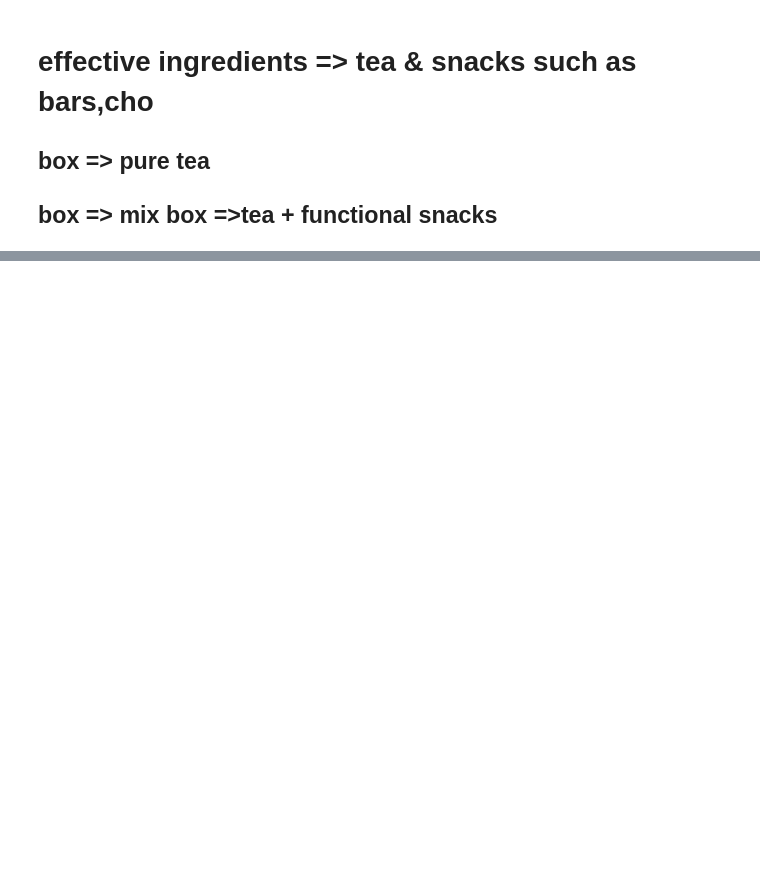
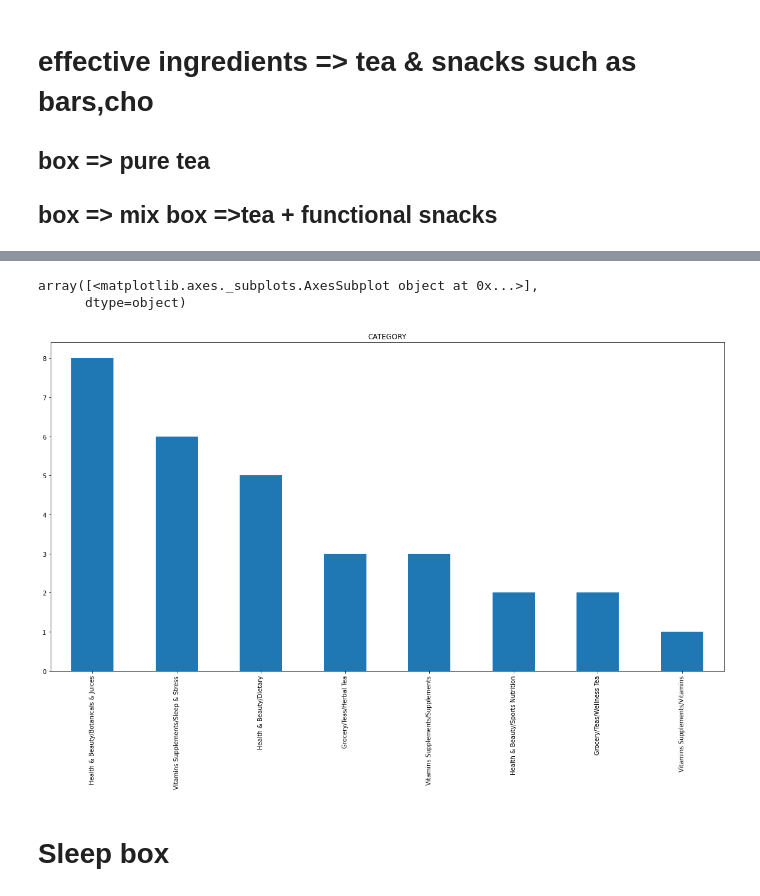
Before and after one commit to Vaneness1998/YeFeng.github.io, a Jupyter notebook: Information consulting-product analysis.ipynb, the cells around one changed output, grey strips where cells are left out. Saved outputs shown, nothing was run; the diff lists cells and outputs as text; code cells hidden in the pictures; blank space fills up the shorter version.

```diff
--- a/Information consulting-product analysis.ipynb
+++ b/Information consulting-product analysis.ipynb
@@ -24,3 +18,6 @@ products.head(1)
+# %%
+#products.head(1)
+products = products.fillna(0)
 # %%
 products.index
 # %% [output]
@@ -380,0 +374,3 @@ array([<matplotlib.axes._subplots.AxesSubplot object at 0x...>],
+# %%
+tempt = new[(new['Ashwagandha']!=0)| (new['Rhodiola / Tibetan Ginseng']!=0)]
+tempt
@@ -380,0 +396,6 @@ array([<matplotlib.axes._subplots.AxesSubplot object at 0x...>],
+# %%
+tempt['CATEGORY'].value_counts().plot.bar(subplots=True,figsize=(20,10))
+# %% [output]
+array([<matplotlib.axes._subplots.AxesSubplot object at 0x...>],
+      dtype=object)
+[figure, added]
@@ -380,0 +405,2 @@ array([<matplotlib.axes._subplots.AxesSubplot object at 0x...>],
+# %% [markdown]
+# Sleep box
```
Also changed, not shown: parts of 33 cells of this notebook.
